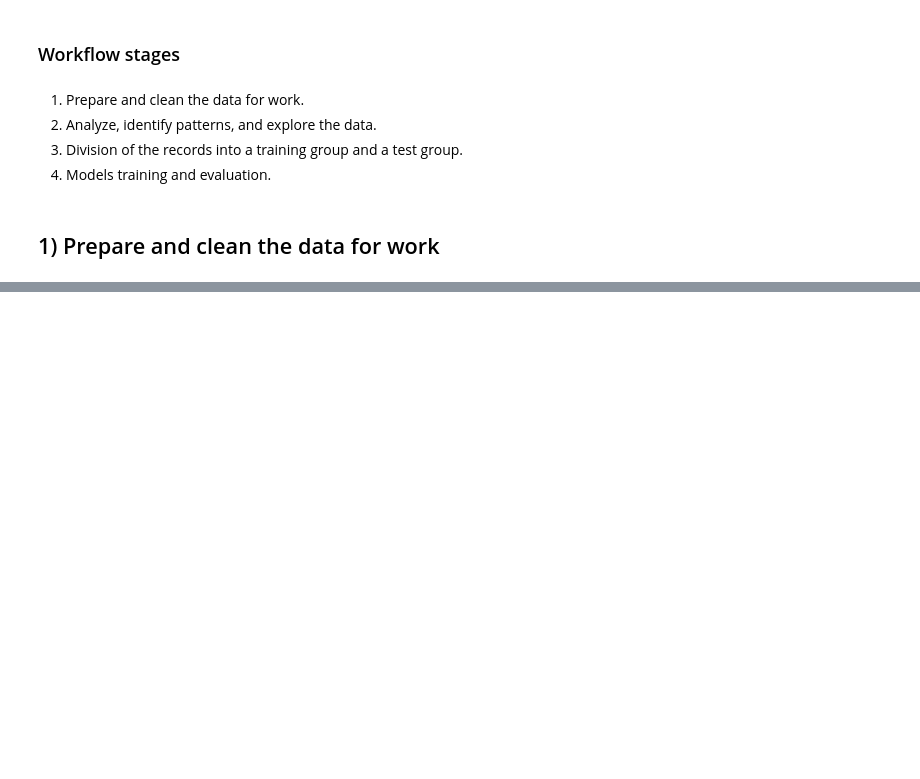
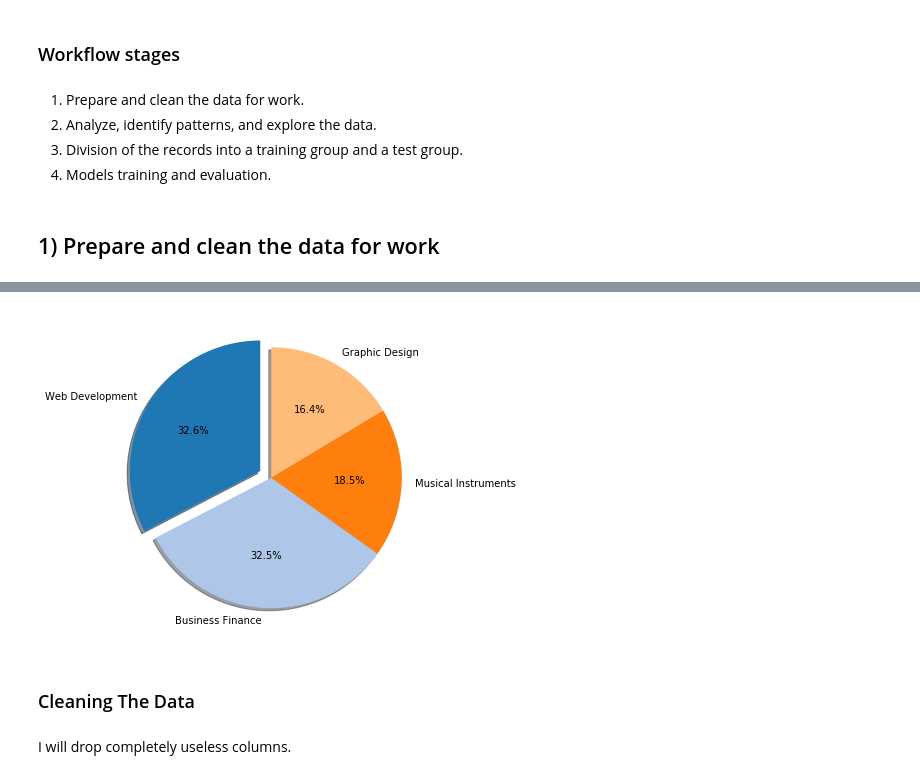
Before and after one commit to eelior/introduction-to-data-science-final-project, a Jupyter notebook: How to Win Udemy.ipynb, the cells around one changed output, grey strips where cells are left out. Cells and saved outputs as stored; diff of their text form; code cells hidden in the pictures; blank space fills up the shorter version.

```diff
--- a/How to Win Udemy.ipynb
+++ b/How to Win Udemy.ipynb
@@ -40,0 +229,29 @@ import matplotlib.pyplot as plt
+# %%
+subjects_dist = dict(data['subject'].value_counts(normalize=True))
+
+subjects_labels = list(subjects_dist.keys())
+subjects_values = list(subjects_dist.values())
+subject_explode = (0.1, 0, 0, 0)
+
+pie, ax = plt.subplots(figsize=[10,6])
+plt.pie(subjects_values, labels=subjects_labels,
+        explode=subject_explode, autopct='%1.1f%%',
+        shadow=True, startangle=90, colors=plt.cm.tab20.colors)
+plt.show()
+
+from IPython.core.display import HTML
+HTML("""
+<style>
+.output_png {
+    display: table-cell;
+    text-align: center;
+    vertical-align: middle;
+}
+</style>
+""")
+# %% [output]
+[figure, added]
+# %% [markdown]
+### Cleaning The Data
+# %% [markdown]
+I will drop completely useless columns.
```
Also changed, not shown: parts of 24 cells of this notebook, 1 other file.
